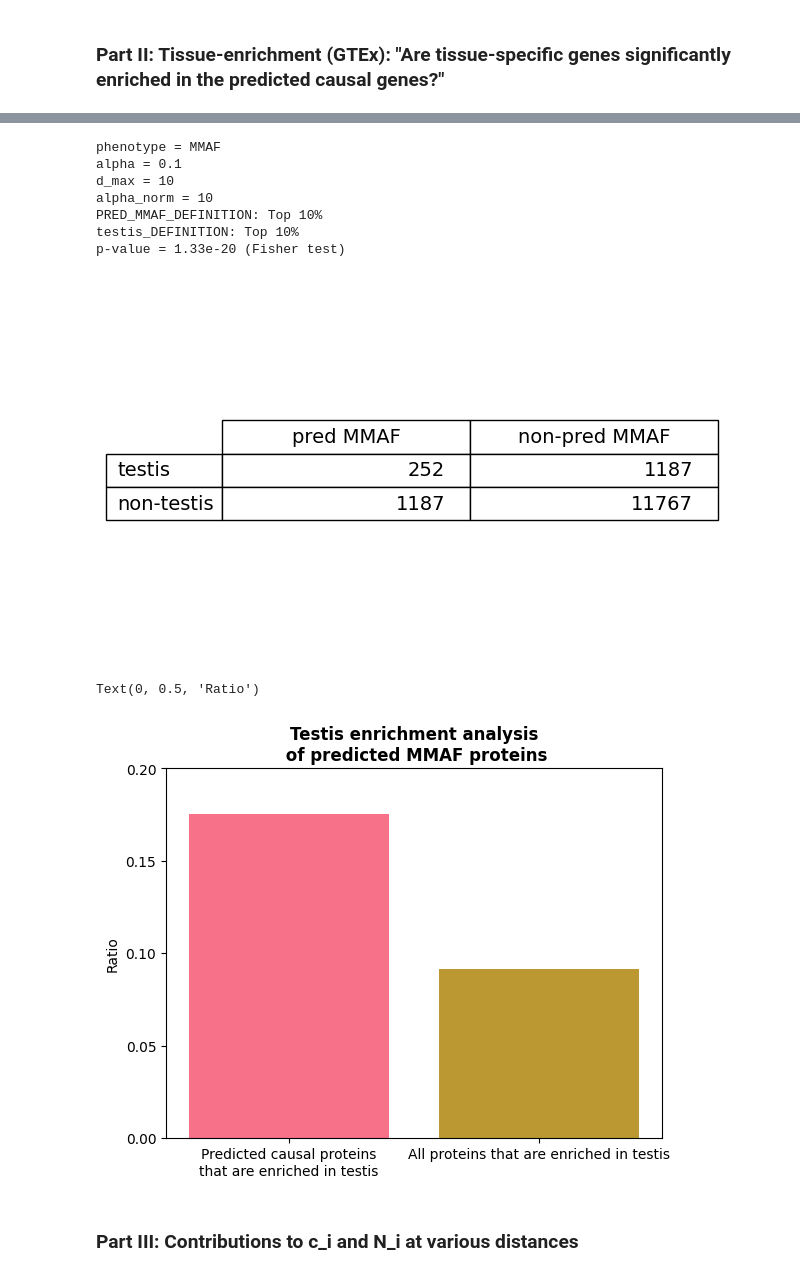
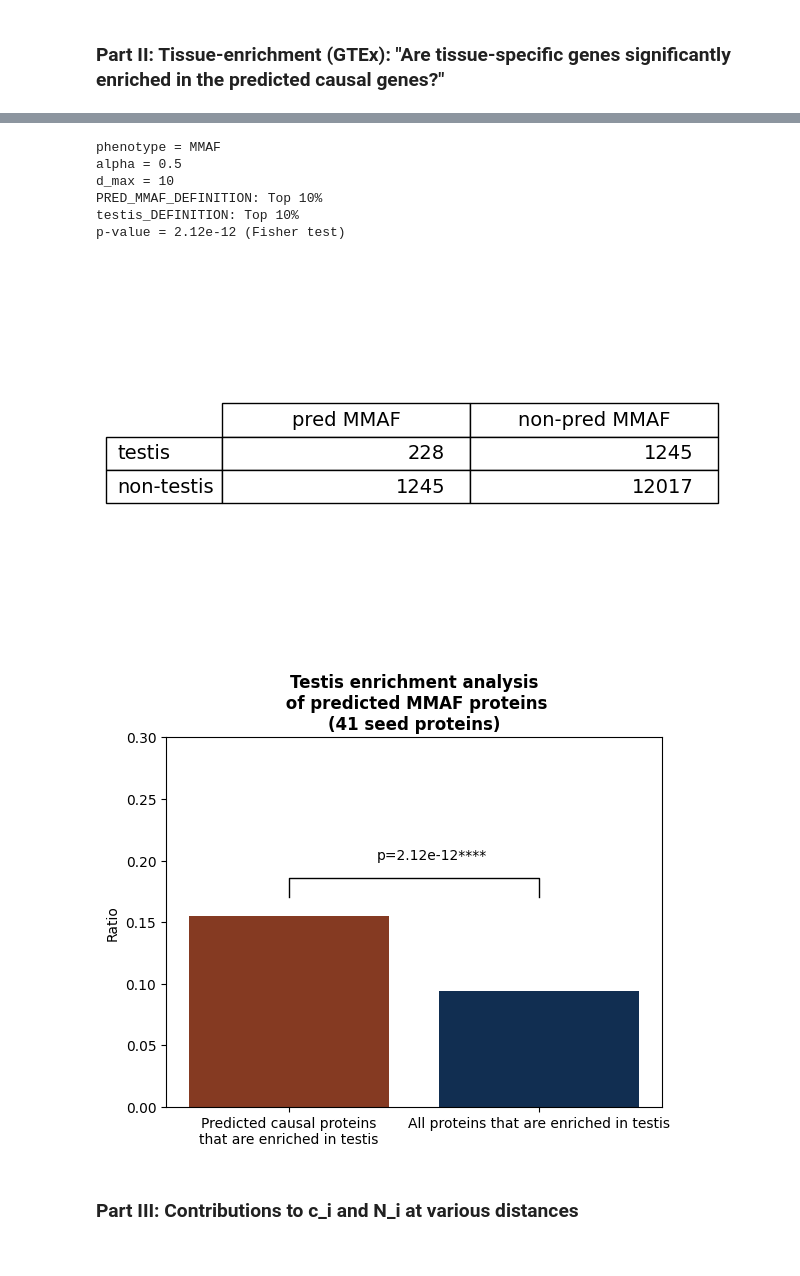
Before and after one commit to jedrzejkubica/GBA-centrality, a Jupyter notebook: dev/validation_GBA_centrality.ipynb, the cells around one changed output, grey strips where cells are left out. Cells and saved outputs as stored; diff of their text form; code cells hidden in the pictures.

```diff
--- a/dev/validation_GBA_centrality.ipynb
+++ b/dev/validation_GBA_centrality.ipynb
@@ -133,4 +205,0 @@ interactome = utils.parse_interactome(interactome_file=INTERACTOME_DIR)
-# %%
-alpha = str(ALPHA).replace('.', '')
-results = parse_results(RESULTS_DIR)
-results_leave_one_out = parse_leave_one_out(LEAVE_ONE_OUT_DIR)
@@ -142,0 +206,5 @@ p-value = 4.86e-05
+# %%
+'''Check if the distribution of scores for left-out proteins is greater than the distribution of scores for all proteins in the interactome'''
+_, p_val = scipy.stats.ranksums(scores_leave_one_out_sorted, scores_sorted, alternative='greater')
+p_val = '{:.2e}'.format(p_val)
+print(f"p-value = {p_val}")
@@ -249,7 +253,7 @@ pred_causal, non_pred_causal = take_top_percent(results_sorted, PRED_CAUSAL_DEFI
 # load tissue expression from grexome-TIMC-Secondary-interactome/GTEX_Data
 GTEx_tissue = {}
 
-with open(GTEX_DATA) as f:
+with open(GTEX_DATA_PATH) as f:
     # skip header
     for _ in range(5):
         next(f)
@@ -294,7 +298,6 @@ print(pvalue_Fisher)
 print(f"phenotype = {PHENOTYPE}")
 print(f"alpha = {ALPHA}")
 print(f"d_max = {D_MAX}")
-print(f"alpha_norm = {ALPHA_NORM}")
 
 print(f"PRED_{PHENOTYPE}_DEFINITION: Top {PRED_CAUSAL_DEFINITION}%")
 print(f"{TISSUE}_DEFINITION: Top {TISSUE_DEFINITION}%")
@@ -310,27 +313,49 @@ table.set_fontsize(14)
 table.scale(1,2)
 # %% [output]
 phenotype = MMAF
-alpha = 0.1
+alpha = 0.5
 d_max = 10
-alpha_norm = 10
 PRED_MMAF_DEFINITION: Top 10%
 testis_DEFINITION: Top 10%
-p-value = 1.33e-20 (Fisher test)
+p-value = 2.12e-12 (Fisher test)
-[figure, old version]
+[figure, new version]
 # %%
 proportion1 = x1 / (x1 + x3) # ratio of predicted causal genes that are tissue-enriched
 proportion2 = x2 / (x2 + x4) # ratio of all genes that are tissue-enriched
+# %%
+def pvalue_to_stars(pvalue):
+    if pvalue <= 0.0001:
+        return "****"
+    elif pvalue <= 0.001:
+        return "***"
+    elif pvalue <= 0.01:
+        return "**"
+    elif pvalue <= 0.05:
+        return "*"
+    return ""
 # %%
 xticks = [f"Predicted causal proteins\nthat are enriched in {TISSUE}",
           f"All proteins that are enriched in {TISSUE}"]
 
-matplotlib.pyplot.bar(x=xticks, height=[proportion1, proportion2], color=seaborn.husl_palette())
-matplotlib.pyplot.title(f"{TISSUE.capitalize()} enrichment analysis\n of predicted {PHENOTYPE} proteins", weight='bold', fontsize=12)
-matplotlib.pyplot.yticks(numpy.arange(0, 0.25, 0.05))
+matplotlib.pyplot.bar(x=xticks, height=[proportion1, proportion2], color=['#853A22', '#112E51'])
+matplotlib.pyplot.title(f"{TISSUE.capitalize()} enrichment analysis\n of predicted {PHENOTYPE} proteins\n({len(results_leave_one_out)} seed proteins)", weight='bold', fontsize=12)
+
+# p-value significance
+h = .1 * max(proportion1, proportion2)
+y = max(proportion1, proportion2) + h
+
+stars = pvalue_to_stars(pvalue=float(pvalue_Fisher))
+
+matplotlib.pyplot.plot([xticks[0], xticks[0], xticks[1], xticks[1]], [y, y+h, y+h, y], lw=1, c='black')
+matplotlib.pyplot.text(x=0.35,y=y+2*h, s=f"p={pvalue_Fisher}{stars}")
+
+y_max = 2*max(proportion1, proportion2)
+matplotlib.pyplot.yticks(numpy.arange(0, y_max, 0.05))
 matplotlib.pyplot.ylabel("Ratio")
+
+matplotlib.pyplot.savefig(FIGURES_DIR + f"{PHENOTYPE}_tissue_enrichment", dpi=1000)
 # %% [output]
-Text(0, 0.5, 'Ratio')
-[figure, old version]
+[figure, new version]
 # %% [markdown]
 ### Part III: Contributions to c_i and N_i at various distances
 # %%
```
Also changed, not shown: parts of 53 cells of this notebook, 2 other files.
